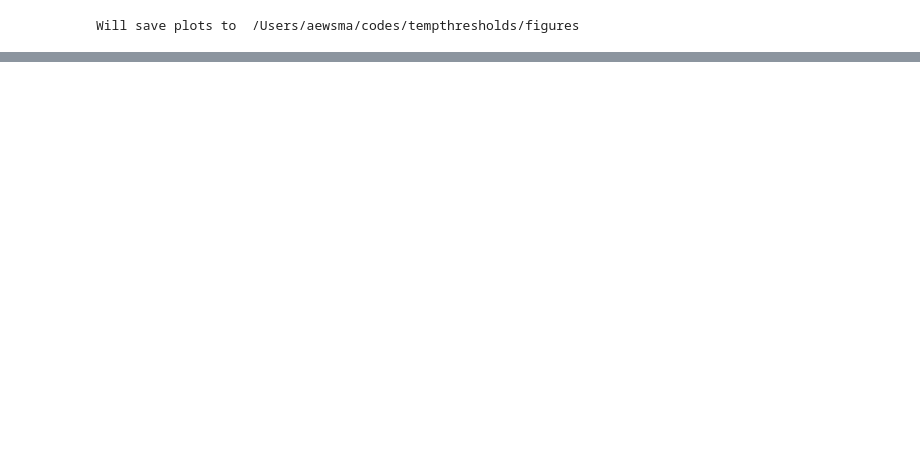
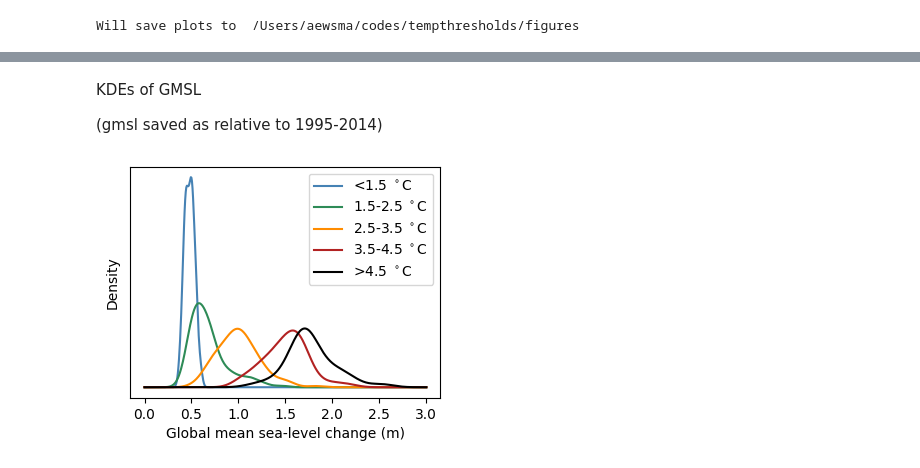
Before and after one commit to raddleverse/tempthresholds, a Jupyter notebook: analysis.ipynb, the cells around one changed output, grey strips where cells are left out. Drawn from its saved outputs; the diff is of its cells as text; code cells hidden in the pictures; blank space fills up the shorter version.

```diff
--- a/analysis.ipynb
+++ b/analysis.ipynb
@@ -69,0 +87,3 @@ Name: npv, dtype: float64
+# %%
+for t in range(len(threshold_labels)):
+    print(threshold_labels[t], np.round(npv_heights[t]), " (",np.round(npv_lowers[t]),"-",np.round(npv_uppers[t]),")")
@@ -69,0 +110,15 @@ Name: npv, dtype: float64
+# %%
+npv_kde = [stats.gaussian_kde(dfN.loc[(dfN.temp2100 <= 1.5), "npv"]),
+           stats.gaussian_kde(dfN.loc[(dfN.temp2100 > 1.5) & (dfN.temp2100 <= 2.5), "npv"]),
+           stats.gaussian_kde(dfN.loc[(dfN.temp2100 > 2.5) & (dfN.temp2100 <= 3.5), "npv"]),
+           stats.gaussian_kde(dfN.loc[(dfN.temp2100 > 3.5) & (dfN.temp2100 <= 4.5), "npv"]),
+           stats.gaussian_kde(dfN.loc[(dfN.temp2100 > 4.5), "npv"])]
+# %%
+x = np.linspace(start=0, stop=6000, num=500)
+
+fig,ax = plt.subplots(1,1,figsize=(4,3))
+for t in range(len(threshold_labels)):
+    plt.plot(x, npv_kde[t].evaluate(x), color=threshold_colors[t], label=threshold_labels[t])
+plt.xlabel("Total Damages (billion 2010 USD)"); plt.ylabel("Density"); plt.yticks([])
+plt.legend()
+fig.savefig("./figures/npv_global_kde.pdf", bbox_inches='tight');
@@ -69,0 +127,21 @@ Name: npv, dtype: float64
+# %% [markdown]
+KDEs of GMSL
+
+(gmsl saved as relative to 1995-2014)
+# %%
+gmsl_kde = [stats.gaussian_kde(dfN.loc[(dfN.temp2100 <= 1.5), "gmsl2100"]),
+            stats.gaussian_kde(dfN.loc[(dfN.temp2100 > 1.5) & (dfN.temp2100 <= 2.5), "gmsl2100"]),
+            stats.gaussian_kde(dfN.loc[(dfN.temp2100 > 2.5) & (dfN.temp2100 <= 3.5), "gmsl2100"]),
+            stats.gaussian_kde(dfN.loc[(dfN.temp2100 > 3.5) & (dfN.temp2100 <= 4.5), "gmsl2100"]),
+            stats.gaussian_kde(dfN.loc[(dfN.temp2100 > 4.5), "gmsl2100"])]
+# %%
+x = np.linspace(start=0, stop=3, num=500)
+
+fig,ax = plt.subplots(1,1,figsize=(4,3))
+for t in range(len(threshold_labels)):
+    plt.plot(x, gmsl_kde[t].evaluate(x), color=threshold_colors[t], label=threshold_labels[t])
+plt.xlabel("Global mean sea-level change (m)"); plt.ylabel("Density"); plt.yticks([])
+plt.legend()
+fig.savefig("./figures/gmsl2100_kde.pdf", bbox_inches='tight');
+# %% [output]
+[figure, added]
```
Also changed, not shown: parts of 46 cells of this notebook, 16 other files.
